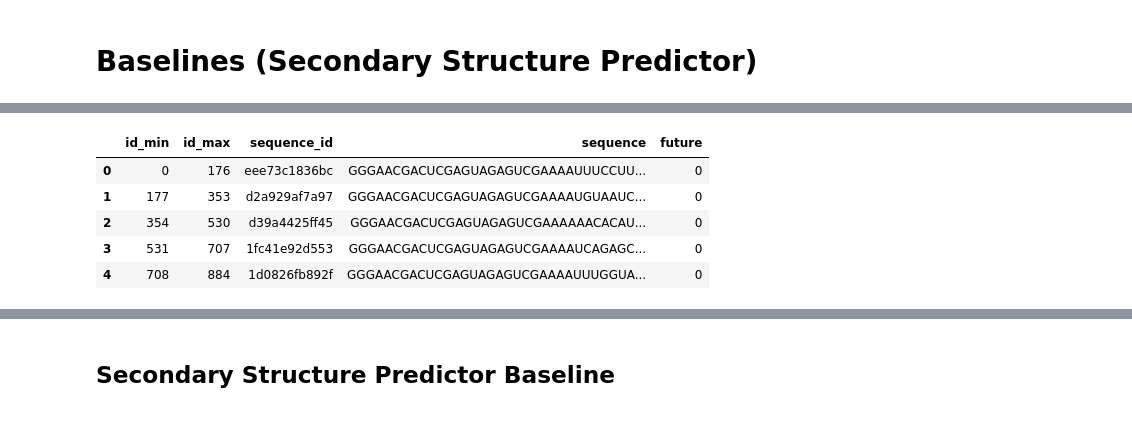
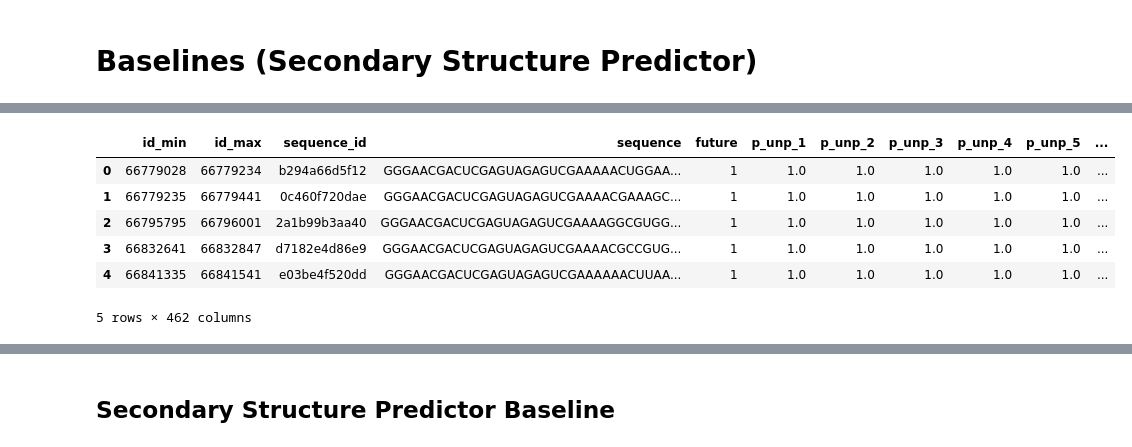
Before and after one commit to jainpranav1/Kaggle_Competition, a Jupyter notebook: deepnote/Kaggle_Competition/Baselines (Sec Struc Pred).ipynb, the cells around one changed output, grey strips where cells are left out. Cells and saved outputs as stored; diff of their text form; code cells hidden in the pictures.

Commit message:
Added test_seq_p_unp.csv and train_data_p_unp.csv
This commit was created by Deepnote. Project url: https://deepnote.com/project/fe343e39-d2c0-4296-915d-091d9a42752d

```diff
--- a/deepnote/Kaggle_Competition/Baselines (Sec Struc Pred).ipynb
+++ b/deepnote/Kaggle_Competition/Baselines (Sec Struc Pred).ipynb
@@ -38,16 +38,17 @@ y_DMS = df_DMS.loc[:, df_DMS.columns.str.fullmatch("(sequence_id|reactivity_\d\d
 X_DMS_train_valid, X_DMS_test, y_DMS_train_valid, y_DMS_test = train_test_split(X_DMS, y_DMS, test_size=0.2, shuffle=True, blockwise=True, random_state=42)
 X_DMS_train, X_DMS_valid, y_DMS_train, y_DMS_valid = train_test_split(X_DMS_train_valid, y_DMS_train_valid, test_size=0.25, shuffle=True, blockwise=True, random_state=42)
 # %%
-# import and see train_sequences.csv
-df_test_csv = dd.read_csv('Data/test_sequences.csv')
-df_test_csv.head()
+# import and see test_seq_p_unp.csv
+df_test_p_unp_csv = dd.read_csv("Data/test_seq_p_unp.csv").iloc[:, 1:]
+df_test_p_unp_csv.head()
 # %% [output]
-|  | id_min | id_max | sequence_id | sequence | future |
-| 0 | 0 | 176 | eee73c1836bc | GGGAACGACUCGAGUAGAGUCGAAAAUUUCCUU... | 0 |
-| 1 | 177 | 353 | d2a929af7a97 | GGGAACGACUCGAGUAGAGUCGAAAAUGUAAUC... | 0 |
-| 2 | 354 | 530 | d39a4425ff45 | GGGAACGACUCGAGUAGAGUCGAAAAAACACAU... | 0 |
-| 3 | 531 | 707 | 1fc41e92d553 | GGGAACGACUCGAGUAGAGUCGAAAAUCAGAGC... | 0 |
-| 4 | 708 | 884 | 1d0826fb892f | GGGAACGACUCGAGUAGAGUCGAAAAUUUGGUA... | 0 |
+|  | id_min | id_max | sequence_id | sequence | future | p_unp_1 | p_unp_2 | p_unp_3 | p_unp_4 | p_unp_5 | ... |
+| 0 | 66779028 | 66779234 | b294a66d5f12 | GGGAACGACUCGAGUAGAGUCGAAAAACUGGAA... | 1 | 1.0 | 1.0 | 1.0 | 1.0 | 1.0 | ... |
+| 1 | 66779235 | 66779441 | 0c460f720dae | GGGAACGACUCGAGUAGAGUCGAAAACGAAAGC... | 1 | 1.0 | 1.0 | 1.0 | 1.0 | 1.0 | ... |
+| 2 | 66795795 | 66796001 | 2a1b99b3aa40 | GGGAACGACUCGAGUAGAGUCGAAAAGGCGUGG... | 1 | 1.0 | 1.0 | 1.0 | 1.0 | 1.0 | ... |
+| 3 | 66832641 | 66832847 | d7182e4d86e9 | GGGAACGACUCGAGUAGAGUCGAAAACGCCGUG... | 1 | 1.0 | 1.0 | 1.0 | 1.0 | 1.0 | ... |
+| 4 | 66841335 | 66841541 | e03be4f520dd | GGGAACGACUCGAGUAGAGUCGAAAAAACUUAA... | 1 | 1.0 | 1.0 | 1.0 | 1.0 | 1.0 | ... |
+5 rows × 462 columns
 # %%
 # create mutate and map dataset
 id1=269545321
```
Also changed, not shown: parts of 9 cells of this notebook, 5 other files.
